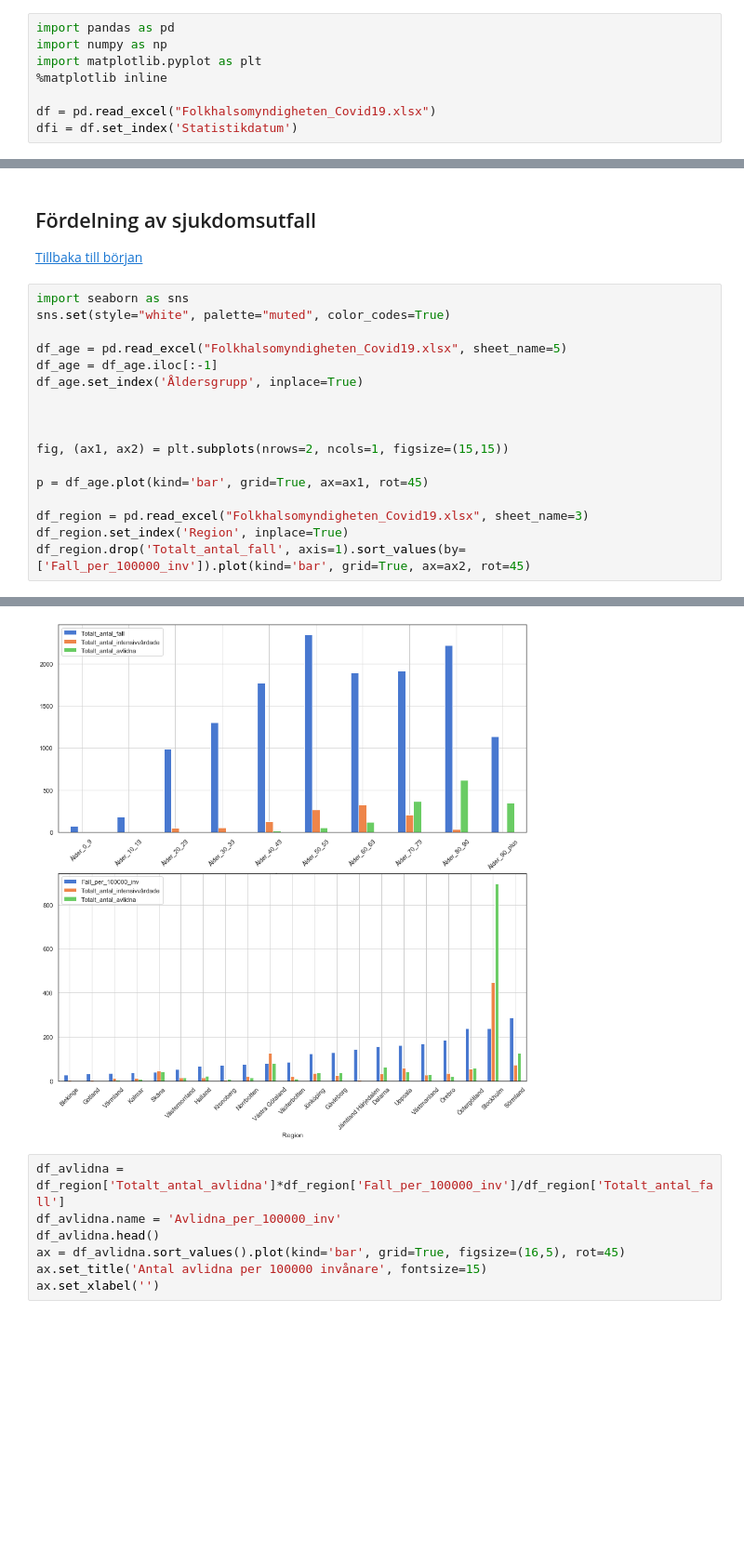
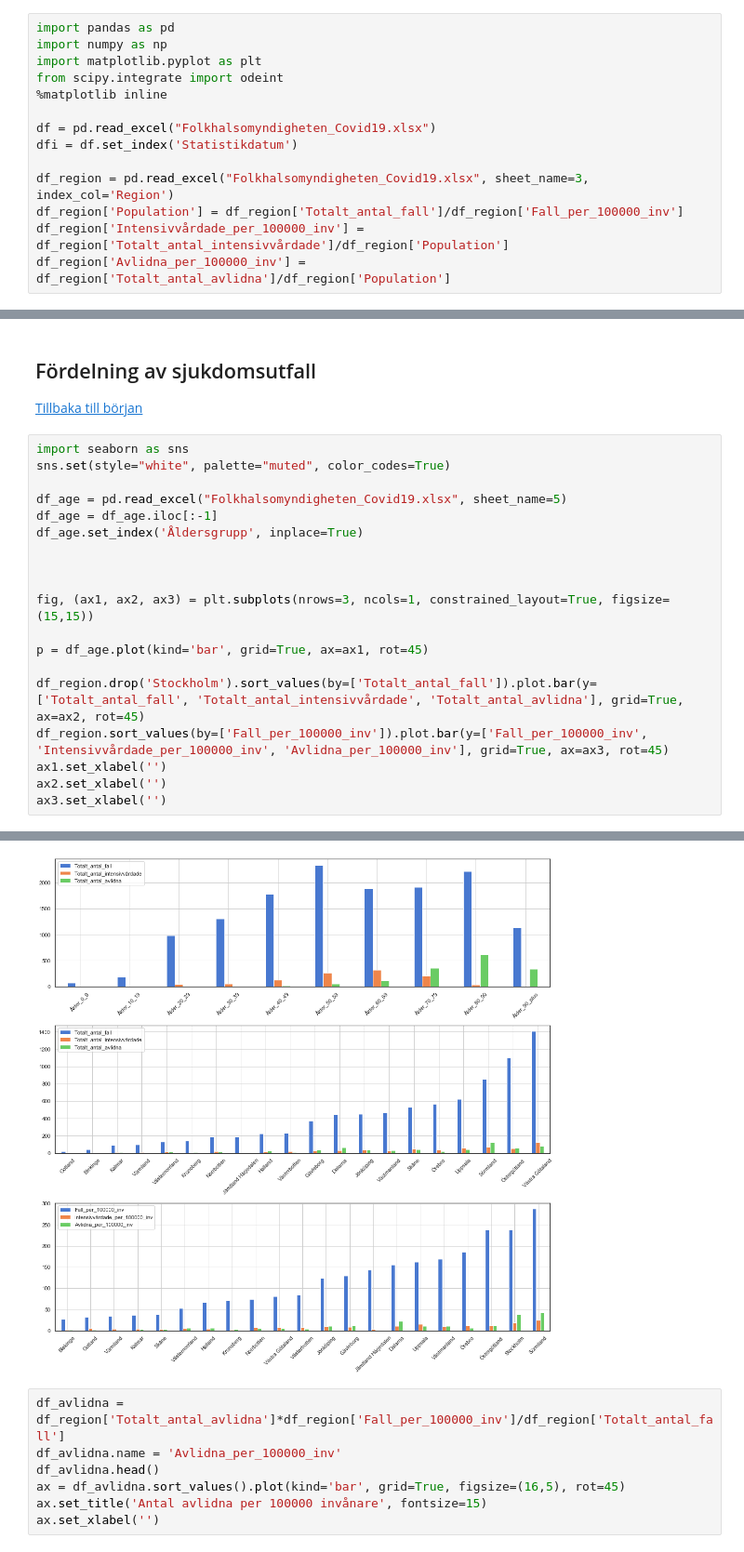
Before and after one commit to Frallmeister/covid19, a Jupyter notebook: corona_notebook.ipynb, the cells around one changed output, grey strips where cells are left out. Shown at 93% size. Cells and saved outputs as stored; diff of their text form; blank space fills up the shorter version.

```diff
--- a/corona_notebook.ipynb
+++ b/corona_notebook.ipynb
@@ -15,10 +16,16 @@ Folkhälsomyndigheten visar sin statistik [här](https://experience.arcgis.com/e
 import pandas as pd
 import numpy as np
 import matplotlib.pyplot as plt
+from scipy.integrate import odeint
 %matplotlib inline
 
 df = pd.read_excel("Folkhalsomyndigheten_Covid19.xlsx")
 dfi = df.set_index('Statistikdatum')
+
+df_region = pd.read_excel("Folkhalsomyndigheten_Covid19.xlsx", sheet_name=3, index_col='Region')
+df_region['Population'] = df_region['Totalt_antal_fall']/df_region['Fall_per_100000_inv']
+df_region['Intensivvårdade_per_100000_inv'] = df_region['Totalt_antal_intensivvårdade']/df_region['Population']
+df_region['Avlidna_per_100000_inv'] = df_region['Totalt_antal_avlidna']/df_region['Population']
 # %% [markdown]
 <a id='antal_fall_över_tid'></a>
 ## Antal fall över tid
@@ -98,11 +113,13 @@ df_age.set_index('Åldersgrupp', inplace=True)
 
 
 
-fig, (ax1, ax2) = plt.subplots(nrows=2, ncols=1, figsize=(15,15))
+fig, (ax1, ax2, ax3) = plt.subplots(nrows=3, ncols=1, constrained_layout=True, figsize=(15,15))
 
 p = df_age.plot(kind='bar', grid=True, ax=ax1, rot=45)
 
-df_region = pd.read_excel("Folkhalsomyndigheten_Covid19.xlsx", sheet_name=3)
-df_region.set_index('Region', inplace=True)
-df_region.drop('Totalt_antal_fall', axis=1).sort_values(by=['Fall_per_100000_inv']).plot(kind='bar', grid=True, ax=ax2, rot=45)
+df_region.drop('Stockholm').sort_values(by=['Totalt_antal_fall']).plot.bar(y=['Totalt_antal_fall', 'Totalt_antal_intensivvårdade', 'Totalt_antal_avlidna'], grid=True, ax=ax2, rot=45)
+df_region.sort_values(by=['Fall_per_100000_inv']).plot.bar(y=['Fall_per_100000_inv', 'Intensivvårdade_per_100000_inv', 'Avlidna_per_100000_inv'], grid=True, ax=ax3, rot=45)
+ax1.set_xlabel('')
+ax2.set_xlabel('')
+ax3.set_xlabel('')
 # %% [output]
@@ -110,4 +127,4 @@ df_region.drop('Totalt_antal_fall', axis=1).sort_values(by=['Fall_per_100000_inv
-[figure, old version]
+[figure, new version]
 # %%
 df_avlidna = df_region['Totalt_antal_avlidna']*df_region['Fall_per_100000_inv']/df_region['Totalt_antal_fall']
 df_avlidna.name = 'Avlidna_per_100000_inv'
```
Also changed, not shown: parts of 8 cells of this notebook.
